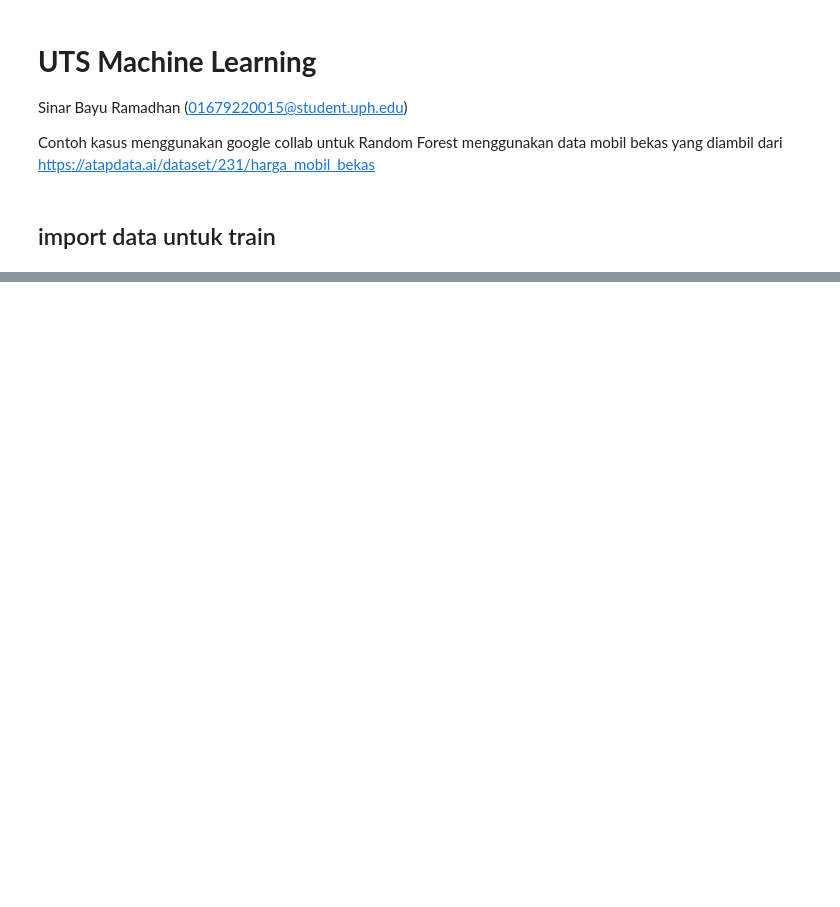
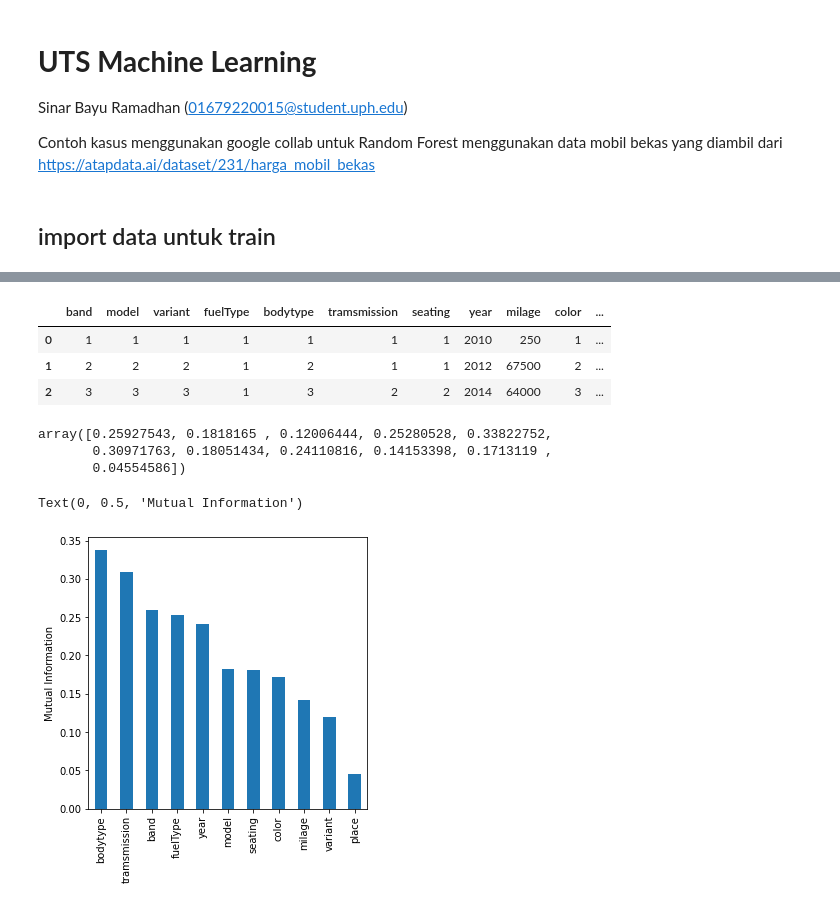
Before and after one commit to ramadhanbay/kuliah, a Jupyter notebook: UTS_SinarBayuRamadhan.ipynb, the cells around one changed output, grey strips where cells are left out. Drawn from its saved outputs; the diff is of its cells as text; code cells hidden in the pictures; blank space fills up the shorter version.

```diff
--- a/UTS_SinarBayuRamadhan.ipynb
+++ b/UTS_SinarBayuRamadhan.ipynb
@@ -48,0 +85,8 @@ X_train.describe()
+# %%
+# variant & bodytype
+#data_train = data_train.drop(['variant','bodytype'], axis=1)
+data_train = data_train.drop(data_train[data_train['variant'].isna()].index)
+data_train = data_train.drop(data_train[data_train['bodytype'].isna()].index)
+print(data_train.shape)
+print("------")
+print(data_train.isnull().sum())
@@ -48,0 +109,34 @@ X_train.describe()
+# %%
+# encode categorical variables with ordinal encoding
+encoder = ce.OrdinalEncoder(cols=['band', 'model', 'fuelType', 'tramsmission', 'seating', 'color','place', 'variant','bodytype' ])
+
+
+X_train = encoder.fit_transform(data_train)
+# %%
+# set feature and target
+X_train = X_train.drop(['price'], axis=1)
+
+y_train = data_train['price']
+
+X_train.head(3)
+# %% [output]
+|  | band | model | variant | fuelType | bodytype | tramsmission | seating | year | milage | color | ... |
+| 0 | 1 | 1 | 1 | 1 | 1 | 1 | 1 | 2010 | 250 | 1 | ... |
+| 1 | 2 | 2 | 2 | 1 | 2 | 1 | 1 | 2012 | 67500 | 2 | ... |
+| 2 | 3 | 3 | 3 | 1 | 3 | 2 | 2 | 2014 | 64000 | 3 | ... |
+# %%
+# mutual information
+mi = mutual_info_classif(X_train, y_train)
+mi
+# %% [output]
+array([0.25927543, 0.1818165 , 0.12006444, 0.25280528, 0.33822752,
+       0.30971763, 0.18051434, 0.24110816, 0.14153398, 0.1713119 ,
+       0.04554586])
+# %%
+mi = pd.Series(mi)
+mi.index = X_train.columns
+mi.sort_values(ascending=False).plot.bar(figsize=(5, 5))
+plt.ylabel('Mutual Information')
+# %% [output]
+Text(0, 0.5, 'Mutual Information')
+[figure, added]
```
Also changed, not shown: parts of 14 cells of this notebook.
